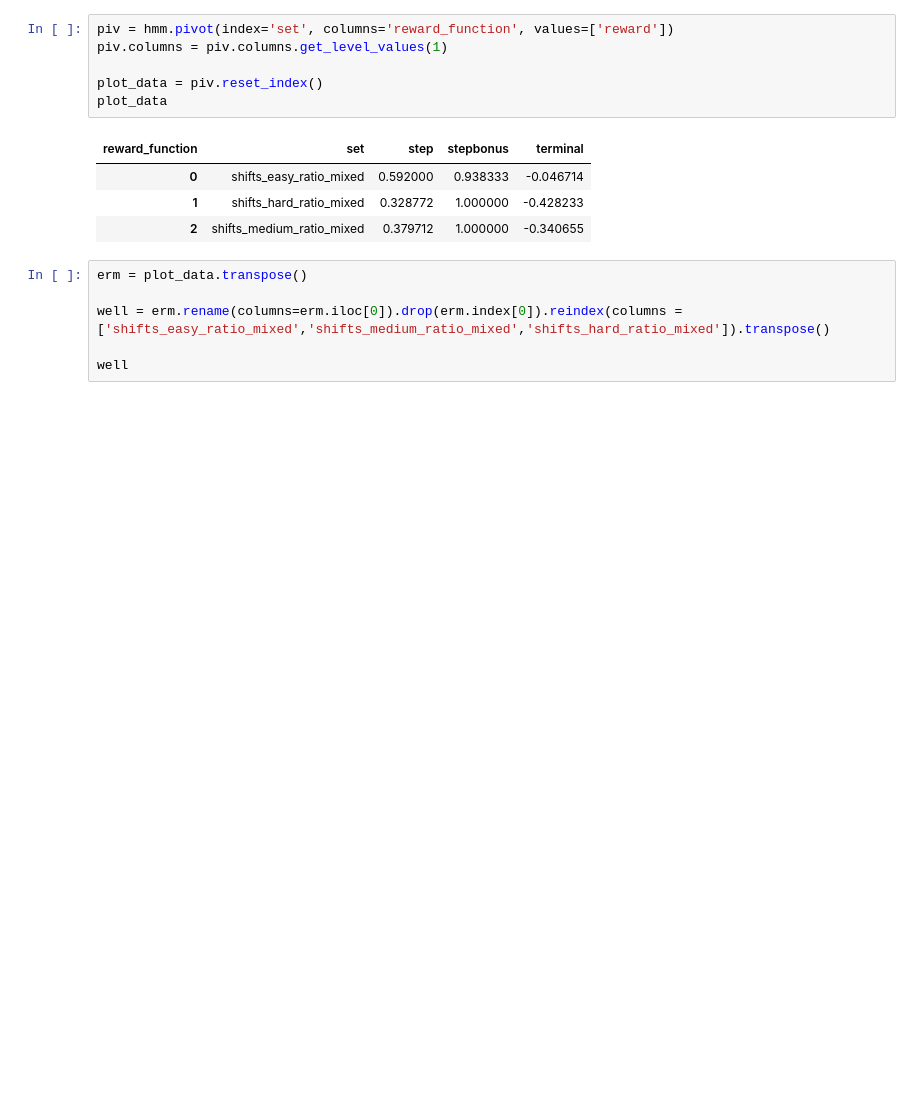
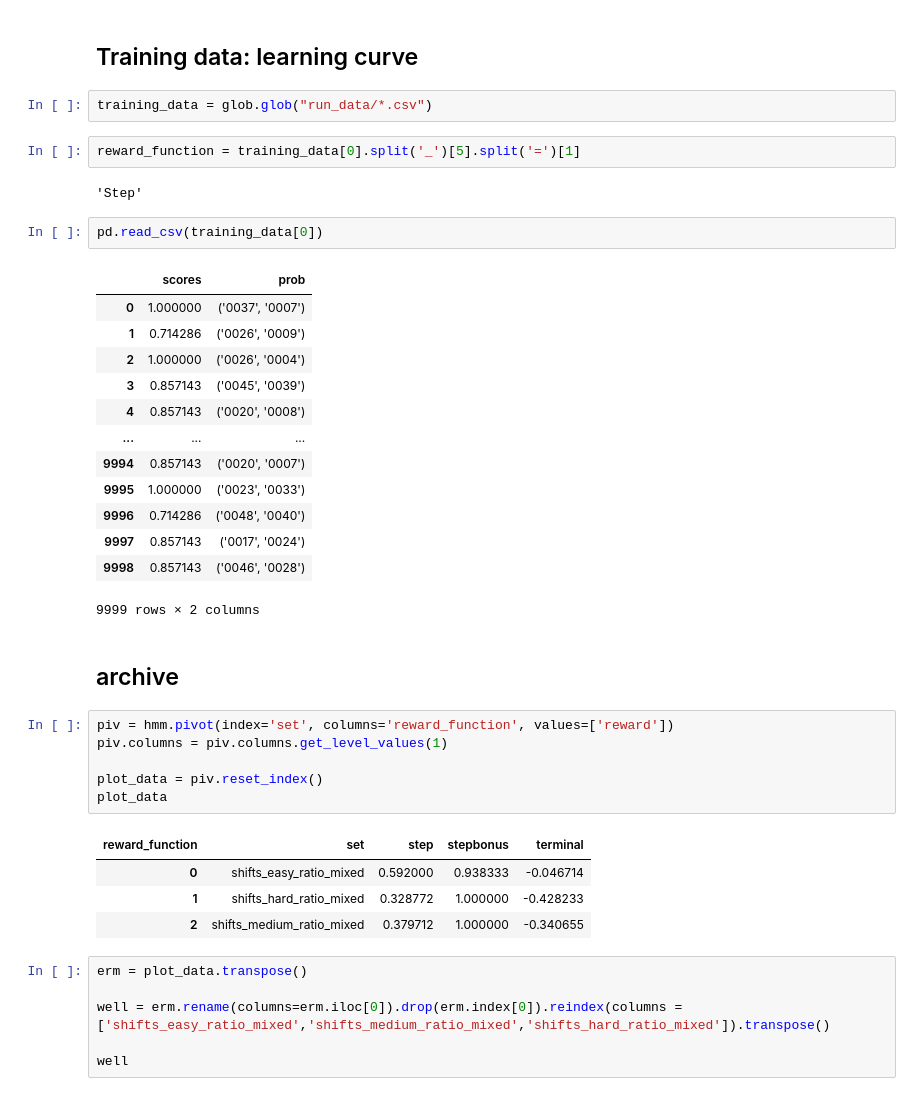
Before and after one commit to benplatten/UvA_MSc_Thesis, a Jupyter notebook: dev/reporting.ipynb, the cells around one changed output. Saved outputs shown, nothing was run; the diff lists cells and outputs as text; blank space fills up the shorter version.

```diff
--- a/dev/reporting.ipynb
+++ b/dev/reporting.ipynb
@@ -72,3 +144,29 @@ sns.lineplot(x="X", y="reward", hue="reward_function", data=hmm)
+# %% [markdown]
+## Training data: learning curve
+# %%
+training_data = glob.glob("run_data/*.csv")
+# %%
+reward_function = training_data[0].split('_')[5].split('=')[1]
+# %% [output]
+'Step'
+# %%
+pd.read_csv(training_data[0])
+# %% [output]
+|  | scores | prob |
+| 0 | 1.000000 | ('0037', '0007') |
+| 1 | 0.714286 | ('0026', '0009') |
+| 2 | 1.000000 | ('0026', '0004') |
+| 3 | 0.857143 | ('0045', '0039') |
+| 4 | 0.857143 | ('0020', '0008') |
+| ... | ... | ... |
+| 9994 | 0.857143 | ('0020', '0007') |
+| 9995 | 1.000000 | ('0023', '0033') |
+| 9996 | 0.714286 | ('0048', '0040') |
+| 9997 | 0.857143 | ('0017', '0024') |
+| 9998 | 0.857143 | ('0046', '0028') |
+9999 rows × 2 columns
+# %% [markdown]
+## archive ####
 # %%
 piv = hmm.pivot(index='set', columns='reward_function', values=['reward'])
 piv.columns = piv.columns.get_level_values(1)
```
Also changed, not shown: parts of 18 cells of this notebook, 28 other files.
